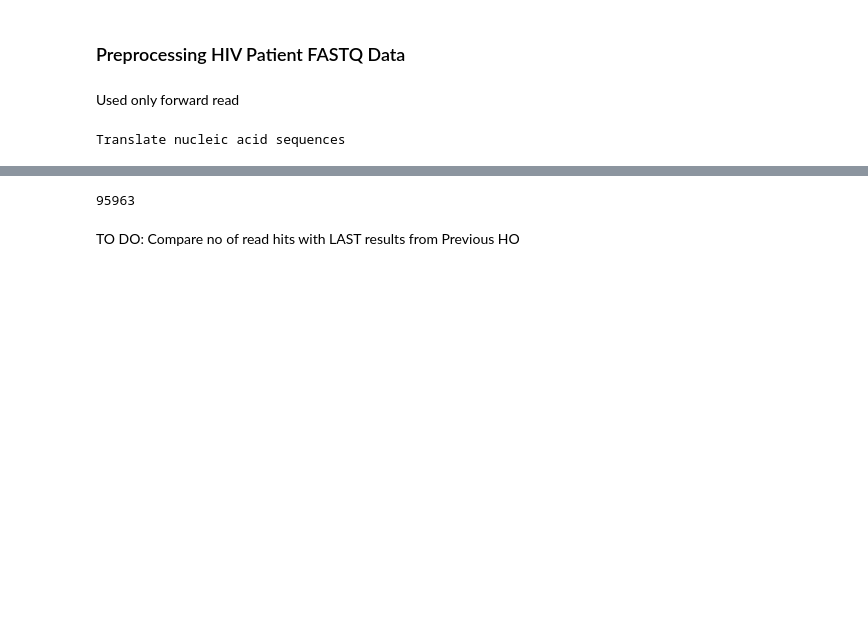
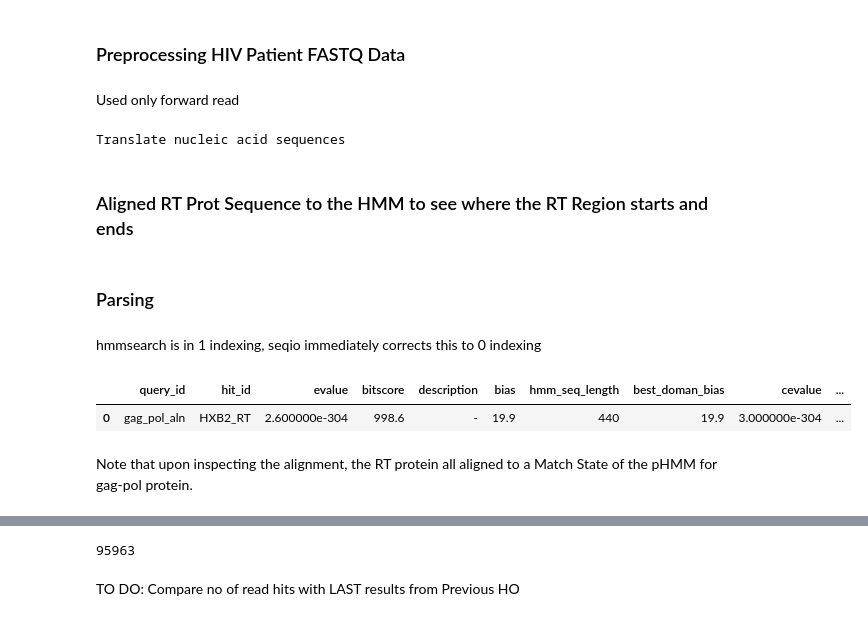
Before and after one commit to daphnejanelyn/Profile-HMM-HIV-Pol-Region, a Jupyter notebook: Bioinformatics_Ex6.ipynb, the cells around one changed output, grey strips where cells are left out. Cells and saved outputs as stored; diff of their text form; code cells hidden in the pictures; blank space fills up the shorter version.

```diff
--- a/Bioinformatics_Ex6.ipynb
+++ b/Bioinformatics_Ex6.ipynb
@@ -183,3 +184,5 @@ Translate nucleic acid sequences
 !hmmsearch --domtblout SRR4089868.domtblout -o SRR4089868.txt gag_pol.hmm SRR4089868_prot.fasta
 # %%
 !hmmsearch -E 1E-5 --domtblout SRR4089868_1e5.domtblout gag_pol.hmm SRR4089868_prot.fasta
+# %% [markdown]
+### Aligned RT Prot Sequence to the HMM to see where the RT Region starts and ends
@@ -186,3 +191,7 @@ Translate nucleic acid sequences
+# %% [markdown]
+### Parsing
+# %% [markdown]
+hmmsearch is in 1 indexing, seqio immediately corrects this to 0 indexing
 # %%
 def parse_domtblout(domtblout_file):
     data = []
@@ -210,3 +219,12 @@ def parse_domtblout(domtblout_file):
                     "query_end": hsp.query_end
                 })
     return data
+# %%
+RT_hits = parse_domtblout ("RT.domtblout")
+rt_df = pd.DataFrame(RT_hits)
+rt_df.head()
+# %% [output]
+|  | query_id | hit_id | evalue | bitscore | description | bias | hmm_seq_length | best_doman_bias | cevalue | ... |
+| 0 | gag_pol_aln | HXB2_RT | 2.600000e-304 | 998.6 | - | 19.9 | 440 | 19.9 | 3.000000e-304 | ... |
+# %% [markdown]
+Note that upon inspecting the alignment, the RT protein all aligned to a Match State of the pHMM for gag-pol protein.
```
Also changed, not shown: parts of 15 cells of this notebook, 1 other file.
